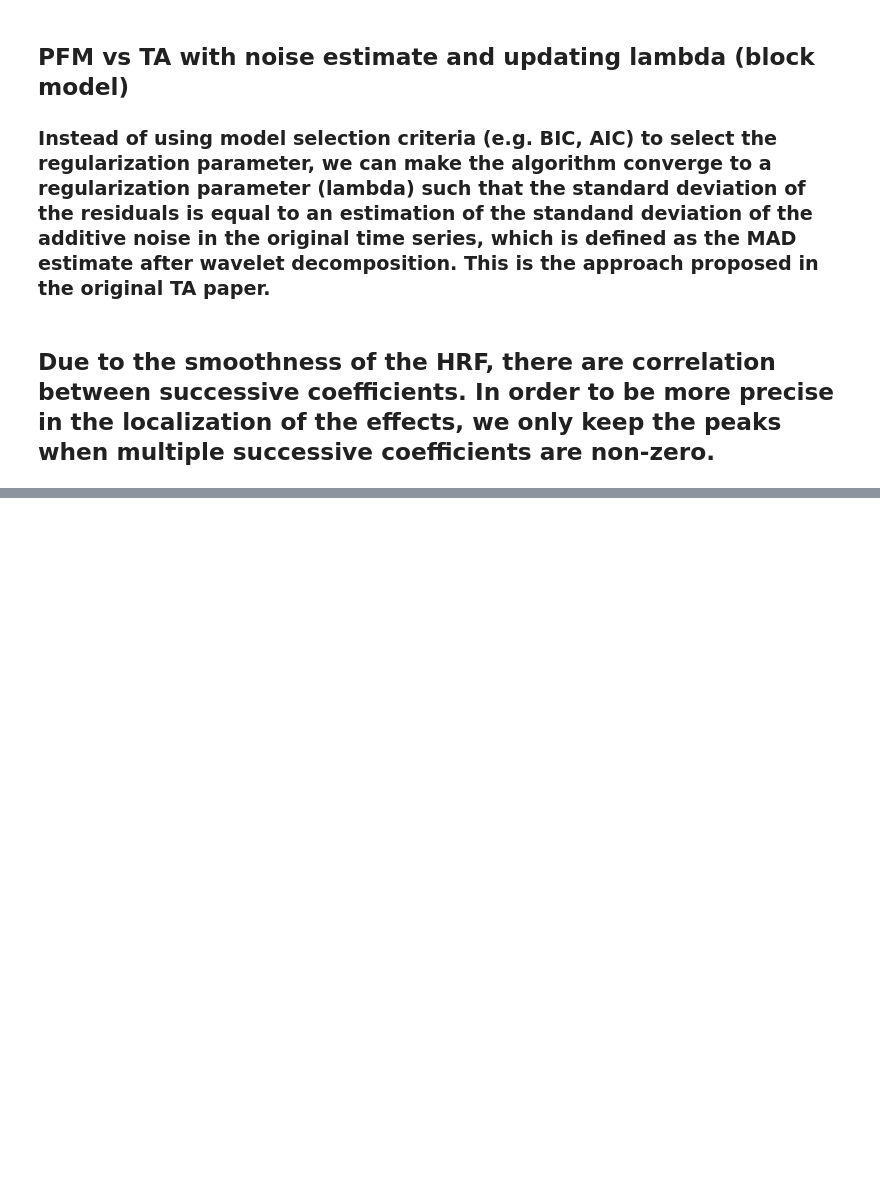
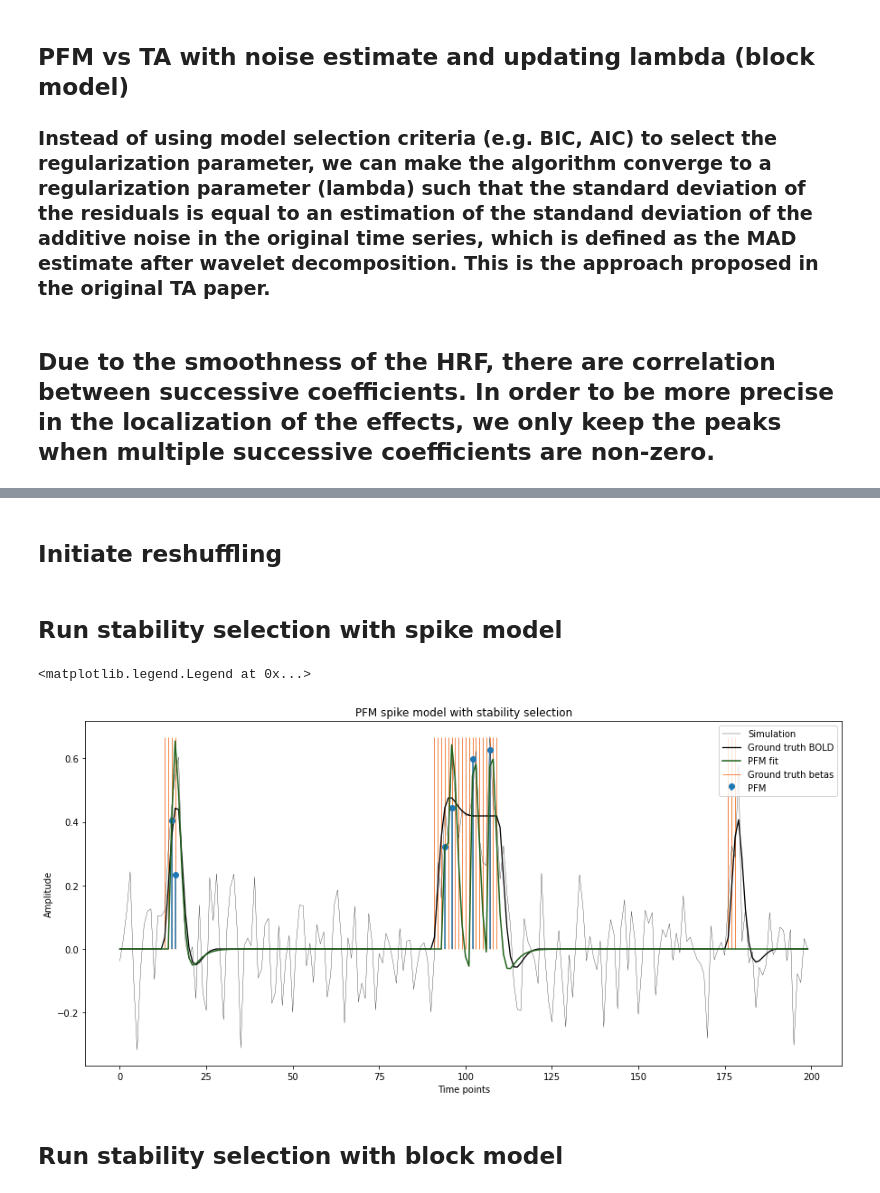
Before and after one commit to eurunuela/pfm_vs_ta, a Jupyter notebook: pfm_vs_ta.ipynb, the cells around one changed output, grey strips where cells are left out. Saved outputs shown, nothing was run; the diff lists cells and outputs as text; code cells hidden in the pictures; blank space fills up the shorter version.

Commit message:
Add stability selection

```diff
--- a/pfm_vs_ta.ipynb
+++ b/pfm_vs_ta.ipynb
@@ -749,0 +751,2 @@ Text(0.5, 1.0, 'PFM vs TA: AIC with blocks')
+# %% [markdown]
+## Initiate reshuffling
@@ -749,0 +780,43 @@ Text(0.5, 1.0, 'PFM vs TA: AIC with blocks')
+# %%
+data_reshuffled = reshuffling(y=data[:, 0], niter=100)
+
+data_matrix = np.concatenate((data, data_reshuffled), axis=1)
+# %% [markdown]
+## Run stability selection with spike model
+# %%
+# Stability selection
+auc_spike = stability_selection(Y=data_matrix,X=hrf)
+
+# Threshold based on voxels with no events
+spike_thr = np.percentile(auc_spike[:, 1:], 95)
+
+# Apply threshold
+auc_spike_thr = auc_spike.copy()
+auc_spike_thr[auc_spike_thr < spike_thr] = 0
+
+# Debiasing
+beta_spike, fit_spike = debiasing(x=hrf, y=data_matrix, beta=auc_spike_thr)
+# %%
+# Select voxel to plot
+vox_2_plot = 0
+beta_spike_plot = beta_spike[:, vox_2_plot].copy()
+fit_spike_plot = fit_spike[:, vox_2_plot].copy()
+
+# NANs to avoid plotting zeros with stem.
+beta_spike_plot[abs(beta_spike_plot) < min_coeff_amplitude] = np.nan
+
+plt.figure(figsize=(15,7))
+plt.plot(y, color='black', linewidth=.3, label='Simulation')
+plt.plot(ground_truth_bold, color='black', linewidth='1.3', label='Ground truth BOLD')
+plt.vlines(np.where(ground_truth_beta != 0)[0], ymin=0, ymax=np.max(data), color='#f17c37', linewidth=0.9, label='Ground truth betas')
+plt.stem(beta_spike_plot, label='PFM', use_line_collection=True, basefmt=" ")
+plt.plot(fit_spike_plot, color='#1f611a', label='PFM fit')
+plt.xlabel('Time points')
+plt.ylabel('Amplitude')
+plt.title('PFM spike model with stability selection')
+plt.legend()
+# %% [output]
+<matplotlib.legend.Legend at 0x...>
+[figure, added]
+# %% [markdown]
+## Run stability selection with block model
```
Also changed, not shown: parts of 22 cells of this notebook, 2 other files.
